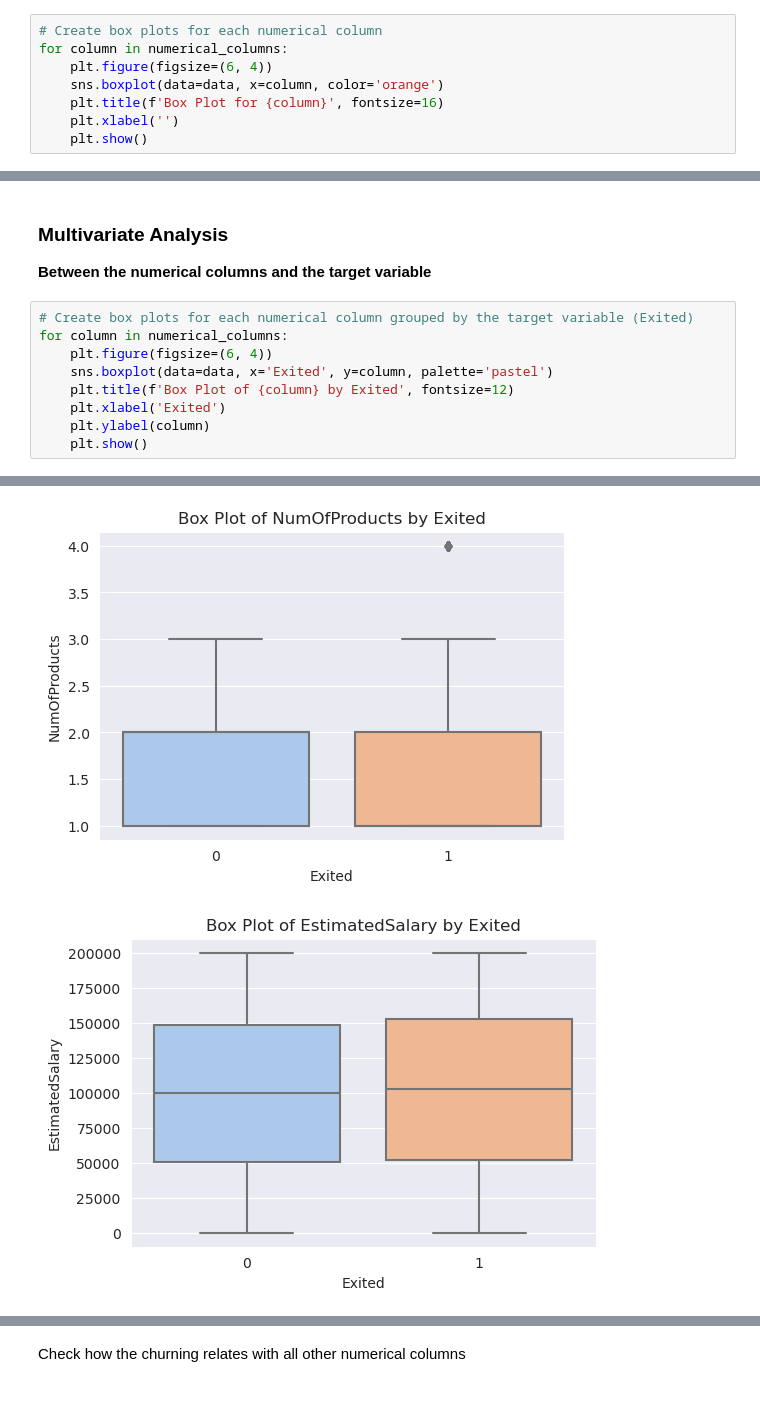
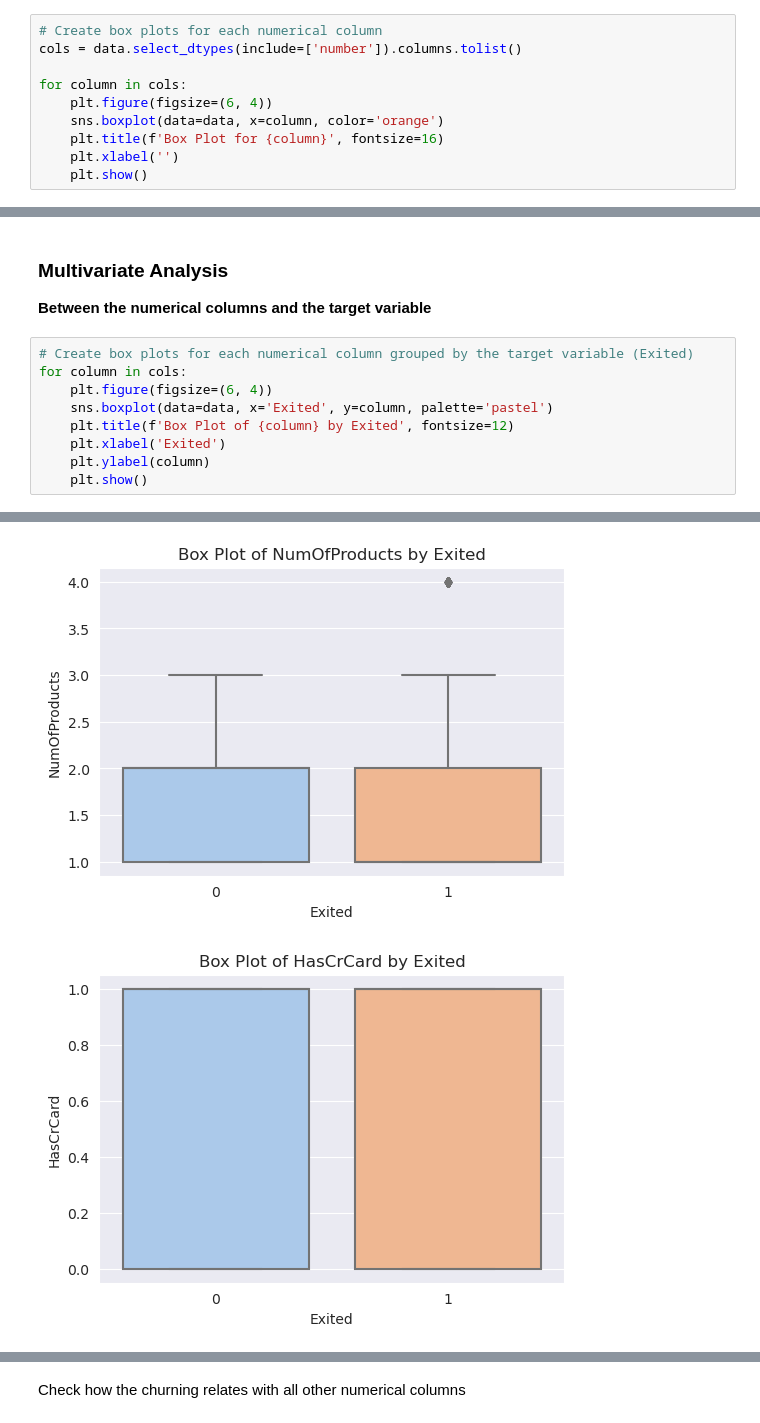
Before and after one commit to levine01/Group6_Phase3_Project, a Jupyter notebook: index.ipynb, the cells around one changed output, grey strips where cells are left out. Cells and saved outputs as stored; diff of their text form.

```diff
--- a/index.ipynb
+++ b/index.ipynb
@@ -297,6 +327,8 @@ Box plot to check for outliers in the categorical columns
 # %%
 # Create box plots for each numerical column
-for column in numerical_columns:
+cols = data.select_dtypes(include=['number']).columns.tolist()
+
+for column in cols:
     plt.figure(figsize=(6, 4))
     sns.boxplot(data=data, x=column, color='orange')
     plt.title(f'Box Plot for {column}', fontsize=16)
@@ -333,17 +368,17 @@ for column in categorical_columns:
 **Between the numerical columns and the target variable**
 # %%
 # Create box plots for each numerical column grouped by the target variable (Exited)
-for column in numerical_columns:
+for column in cols:
     plt.figure(figsize=(6, 4))
     sns.boxplot(data=data, x='Exited', y=column, palette='pastel')
     plt.title(f'Box Plot of {column} by Exited', fontsize=12)
     plt.xlabel('Exited')
     plt.ylabel(column)
     plt.show()
 # %% [output]
 [figure]
 [figure]
 [figure]
 [figure]
 [figure]
-[figure, old version]
+[figure, new version]
```
Also changed, not shown: parts of 14 cells of this notebook.
